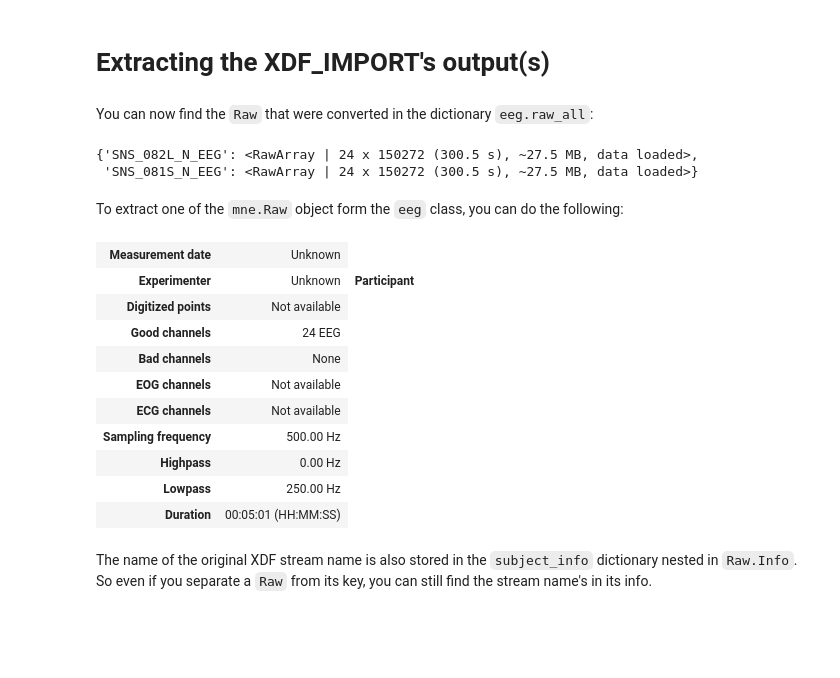
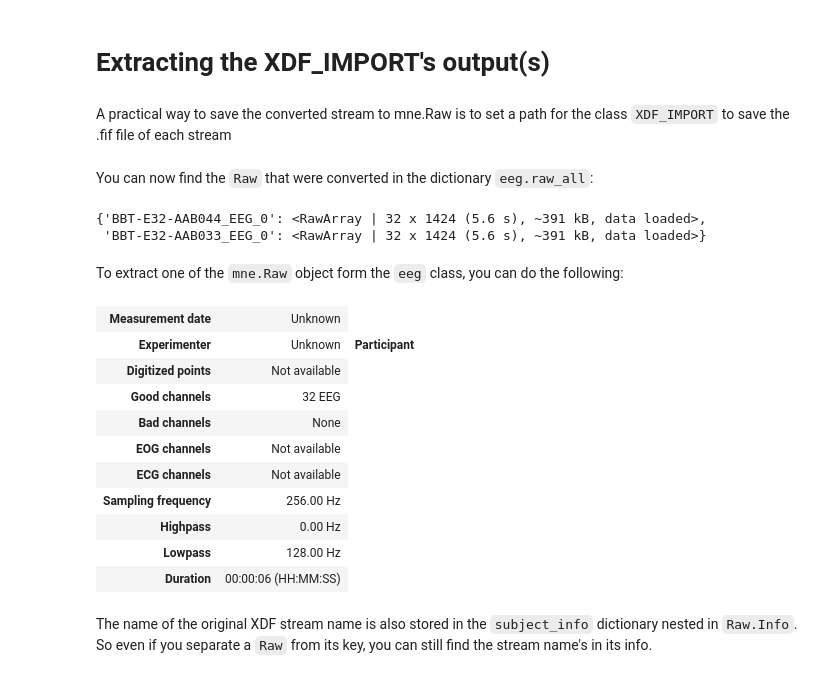
Before and after one commit to FranckPrts/HyPyP, a Jupyter notebook: tutorial/import_from_xdf_short.ipynb, the cells around one changed output. Cells and saved outputs as stored; diff of their text form; code cells hidden in the pictures; blank space fills up the shorter version.

```diff
--- a/tutorial/import_from_xdf_short.ipynb
+++ b/tutorial/import_from_xdf_short.ipynb
@@ -14,7 +14,7 @@ In this tutorial, we convert 2 streams from a sample XDF (containing 2 EEG strea
 # %%
 from hypyp.io import XDF_IMPORT
 
-path_xdf = "../data/SAMPLE-XDF.xdf" #insert path to XDF file here
+path_xdf = "../data/sample_all.xdf" #insert path to XDF file here
 # %% [markdown]
 ## The `XDF_IMPORT` class
 # %% [markdown]
@@ -90,5 +93,5 @@ eeg.raw_all
 #### Situation 2
 The user knows the indexes of the **multiple** EEG streams they want to convert. Here using both the chanel indexes and names.
 # %%
-eeg = XDF_IMPORT(path_xdf, stream_idx= [0, "081S"], print_stream_name=False, convert_all_eeg=False)
+eeg = XDF_IMPORT(path_xdf, stream_idx= ["AAB044_EEG", 8], print_stream_name=False, convert_all_eeg=False, save_FIF_path=None)
 # %% [output]
@@ -119,29 +121,31 @@ eeg.raw_all
 # %% [markdown]
 # Extracting the XDF_IMPORT's output(s)
+# %% [markdown]
+A practical way to save the converted stream to mne.Raw is to set a path for the class `XDF_IMPORT` to save the .fif file of each stream
 # %% [markdown]
 You can now find the `Raw` that were converted in the dictionary `eeg.raw_all`:
 # %%
 eeg.raw_all
 # %% [output]
-{'SNS_082L_N_EEG': <RawArray | 24 x 150272 (300.5 s), ~27.5 MB, data loaded>,
- 'SNS_081S_N_EEG': <RawArray | 24 x 150272 (300.5 s), ~27.5 MB, data loaded>}
+{'BBT-E32-AAB044_EEG_0': <RawArray | 32 x 1424 (5.6 s), ~391 kB, data loaded>,
+ 'BBT-E32-AAB033_EEG_0': <RawArray | 32 x 1424 (5.6 s), ~391 kB, data loaded>}
 # %% [markdown]
 To extract one of the `mne.Raw` object form the `eeg` class, you can do the following:
 # %%
-standalone_raw = eeg.raw_all["SNS_082L_N_EEG"]
+standalone_raw = eeg.raw_all["BBT-E32-AAB044_EEG_0"]
 standalone_raw
 # %% [output]
 | Measurement date | Unknown |
 | Experimenter | Unknown | Participant |
 | Digitized points | Not available |
-| Good channels | 24 EEG |
+| Good channels | 32 EEG |
 | Bad channels | None |
 | EOG channels | Not available |
 | ECG channels | Not available |
-| Sampling frequency | 500.00 Hz |
+| Sampling frequency | 256.00 Hz |
 | Highpass | 0.00 Hz |
-| Lowpass | 250.00 Hz |
-| Duration | 00:05:01 (HH:MM:SS) |
+| Lowpass | 128.00 Hz |
+| Duration | 00:00:06 (HH:MM:SS) |
 # %% [markdown]
 The name of the original XDF stream name is also stored in the `subject_info` dictionary nested in `Raw.Info`. So even if you separate a `Raw` from its key, you can still find the stream name's in its info.
 # %%
```
Also changed, not shown: parts of 11 cells of this notebook, 2 other files.
